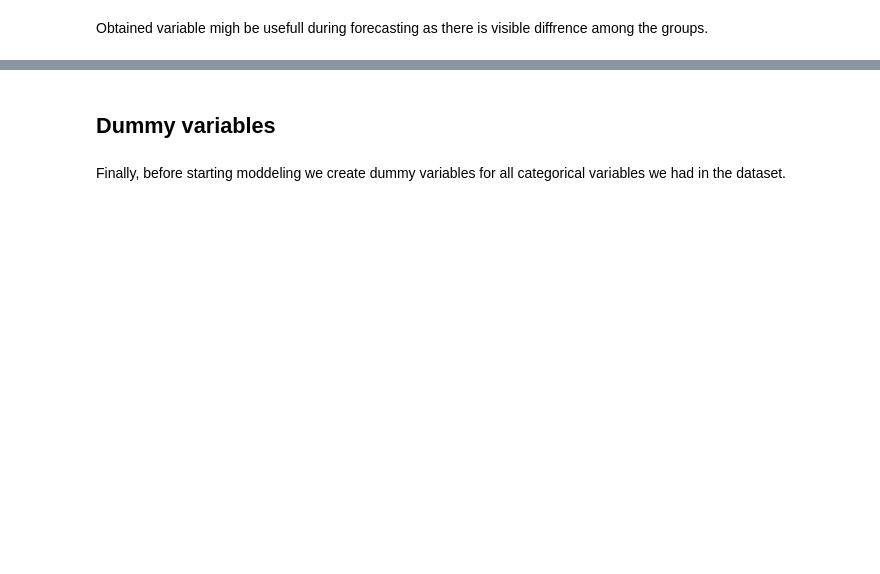
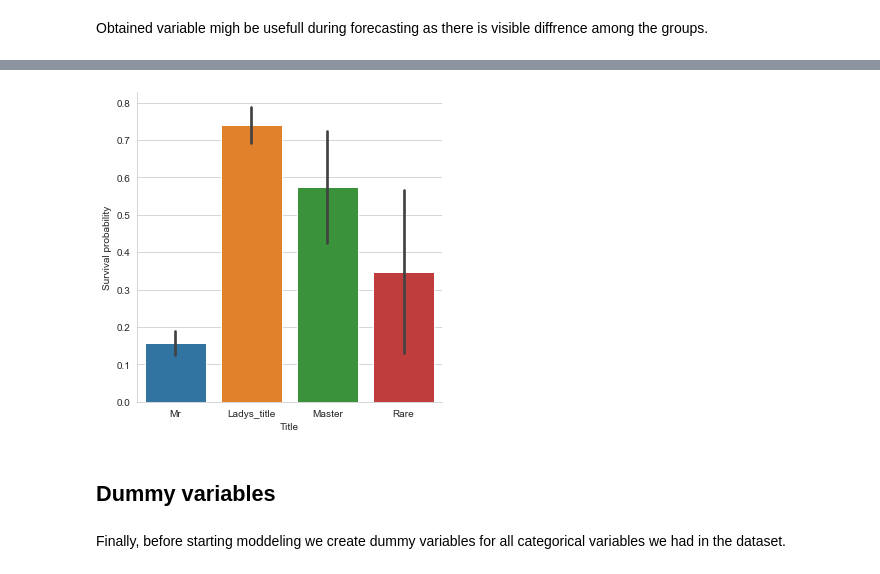
Before and after one commit to mmaku/Kaggle_titanic, a Jupyter notebook: 11 Titanic.ipynb, the cells around one changed output, grey strips where cells are left out. Drawn from its saved outputs; the diff is of its cells as text; code cells hidden in the pictures; blank space fills up the shorter version.

```diff
--- a/11 Titanic.ipynb
+++ b/11 Titanic.ipynb
@@ -426,3 +473,8 @@ Obtained variable migh be usefull during forecasting as there is visible diffren
+# %%
+p = sns.catplot(x="Title", y="Survived", data=dataset, kind="bar")
+p = p.set_ylabels("Survival probability")
+# %% [output]
+[figure, added]
 # %% [markdown]
 ## Dummy variables
 # %% [markdown]
```
Also changed, not shown: parts of 22 cells of this notebook.
